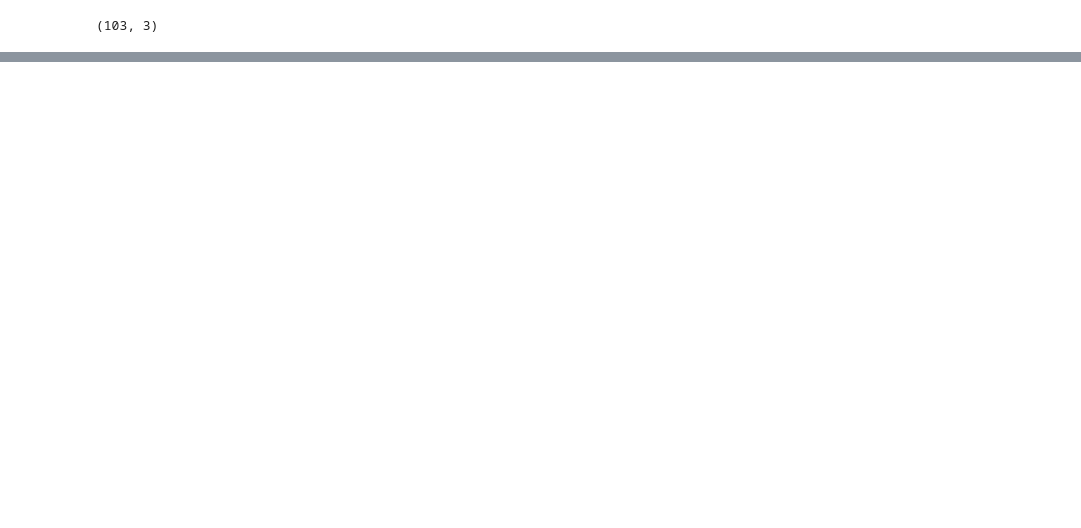
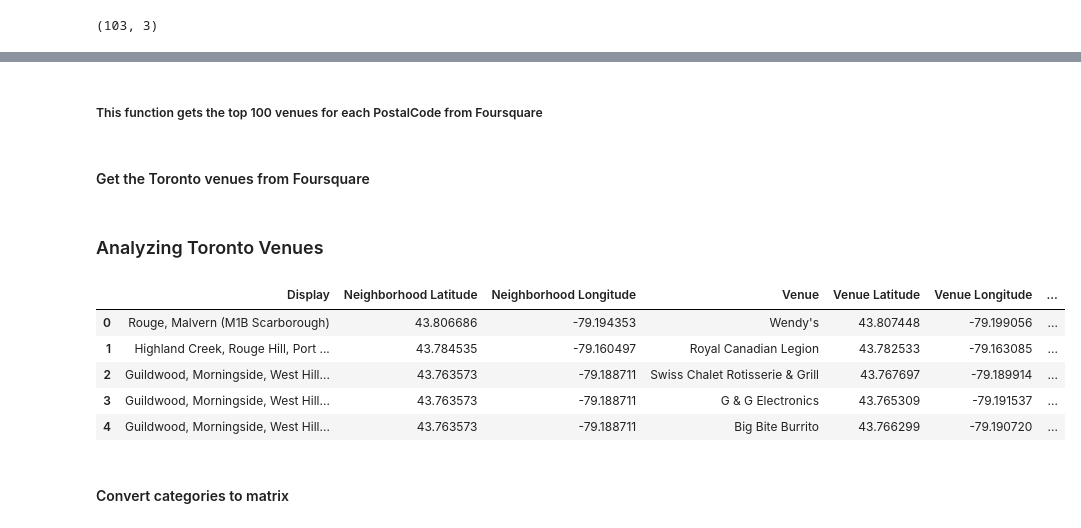
Before and after one commit to michael-lampeitl/Coursera_Capstone, a Jupyter notebook: clustering_toronto.ipynb, the cells around one changed output, grey strips where cells are left out. Saved outputs shown, nothing was run; the diff lists cells and outputs as text; code cells hidden in the pictures; blank space fills up the shorter version.

```diff
--- a/clustering_toronto.ipynb
+++ b/clustering_toronto.ipynb
@@ -92,0 +149,2 @@ postcode_out_df.shape
+# %%
+postcode_loc_df['Display'] = postcode_loc_df['Neighborhood'] + ' (' + postcode_loc_df['PostalCode'] + ' ' + postcode_loc_df['Borough'] + ')'
@@ -92,0 +166,5 @@ postcode_out_df.shape
+# %%
+toronto_locator = Nominatim(user_agent="toronto_explorer")
+toronto_location = toronto_locator.geocode('Toronto, Canada')
+toronto_latitude = toronto_location.latitude
+toronto_longitude = toronto_location.longitude
@@ -92,0 +173,18 @@ postcode_out_df.shape
+# %%
+# create map of Toronto using latitude and longitude values
+map_toronto = folium.Map(location=[toronto_latitude, toronto_longitude], zoom_start=11)
+
+# add markers to map
+for lat, lng, label in zip(postcode_loc_df['Latitude'], postcode_loc_df['Longitude'], postcode_loc_df['Display']):
+    label = folium.Popup(label, parse_html=True)
+    folium.CircleMarker(
+        [lat, lng],
+        radius=5,
+        popup=label,
+        color='blue',
+        fill=True,
+        fill_color='#3186cc',
+        fill_opacity=0.7,
+        parse_html=False).add_to(map_toronto)
+
+map_toronto
@@ -92,0 +195,2 @@ postcode_out_df.shape
+# %% [markdown]
+##### This function gets the top 100 venues for each PostalCode from Foursquare
@@ -92,0 +237,20 @@ postcode_out_df.shape
+# %% [markdown]
+#### Get the Toronto venues from Foursquare
+# %%
+toronto_venues = getNearbyVenues(names=postcode_loc_df['Display'],
+                                   latitudes=postcode_loc_df['Latitude'],
+                                   longitudes=postcode_loc_df['Longitude']
+                                  )
+# %% [markdown]
+### Analyzing Toronto Venues
+# %%
+toronto_venues.head()
+# %% [output]
+|  | Display | Neighborhood Latitude | Neighborhood Longitude | Venue | Venue Latitude | Venue Longitude | ... |
+| 0 | Rouge, Malvern (M1B Scarborough) | 43.806686 | -79.194353 | Wendy's | 43.807448 | -79.199056 | ... |
+| 1 | Highland Creek, Rouge Hill, Port ... | 43.784535 | -79.160497 | Royal Canadian Legion | 43.782533 | -79.163085 | ... |
+| 2 | Guildwood, Morningside, West Hill... | 43.763573 | -79.188711 | Swiss Chalet Rotisserie & Grill | 43.767697 | -79.189914 | ... |
+| 3 | Guildwood, Morningside, West Hill... | 43.763573 | -79.188711 | G & G Electronics | 43.765309 | -79.191537 | ... |
+| 4 | Guildwood, Morningside, West Hill... | 43.763573 | -79.188711 | Big Bite Burrito | 43.766299 | -79.190720 | ... |
+# %% [markdown]
+#### Convert categories to matrix
```
Also changed, not shown: parts of 41 cells of this notebook.
